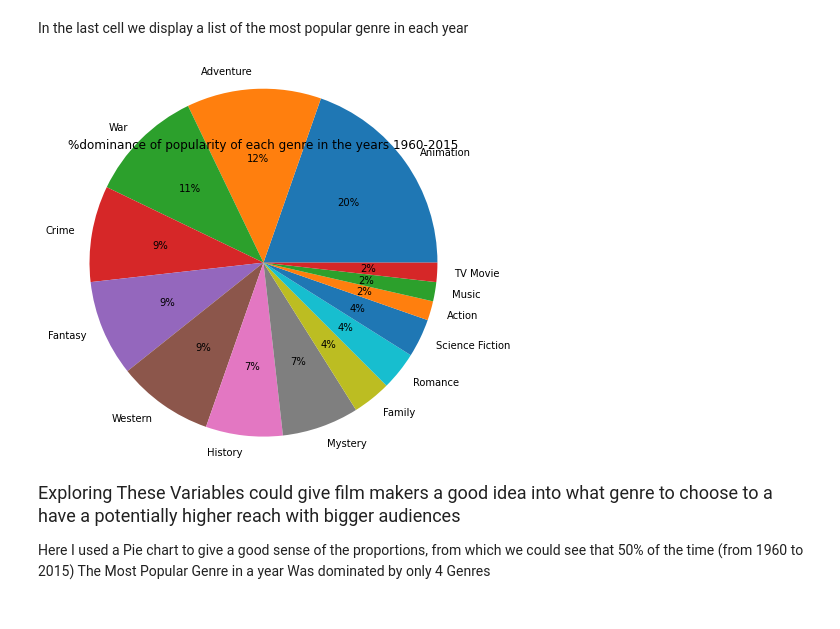
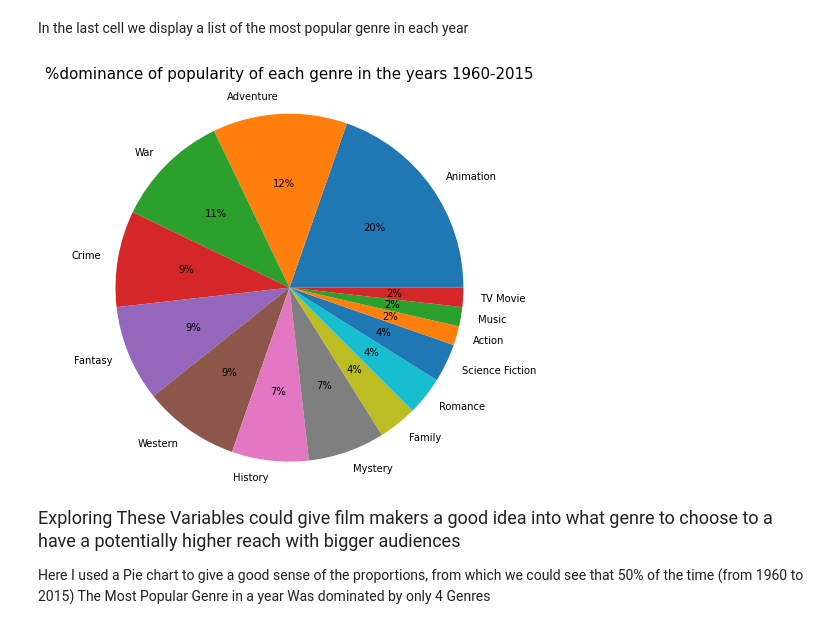
Before and after one commit to Noor-Nizar/FWD_DataAnalytics, a Jupyter notebook: Investigate_a_Dataset.ipynb, the cells around one changed output. Drawn from its saved outputs; the diff is of its cells as text; code cells hidden in the pictures.

```diff
--- a/Investigate_a_Dataset.ipynb
+++ b/Investigate_a_Dataset.ipynb
@@ -132,9 +132,9 @@ In the last cell we display a list of the most popular genre in each year
 # %%
 lbls = [x[0] for x in mostpop.value_counts().index.values]
 plt.pie(mostpop.value_counts(), labels = lbls, radius=2, autopct='%1.0f%%');
-plt.title('%dominance of popularity of each genre in the years 1960-2015');
+plt.title('%dominance of popularity of each genre in the years 1960-2015', pad=100, size=15);
 # %% [output]
-[figure, old version]
+[figure, new version]
 # %% [markdown]
 <font size ="4"> Exploring These Variables could give film makers a good idea into what genre to choose to a have a potentially higher reach with bigger audiences
 
```
Also changed, not shown: parts of 3 cells of this notebook, 3 other files.
